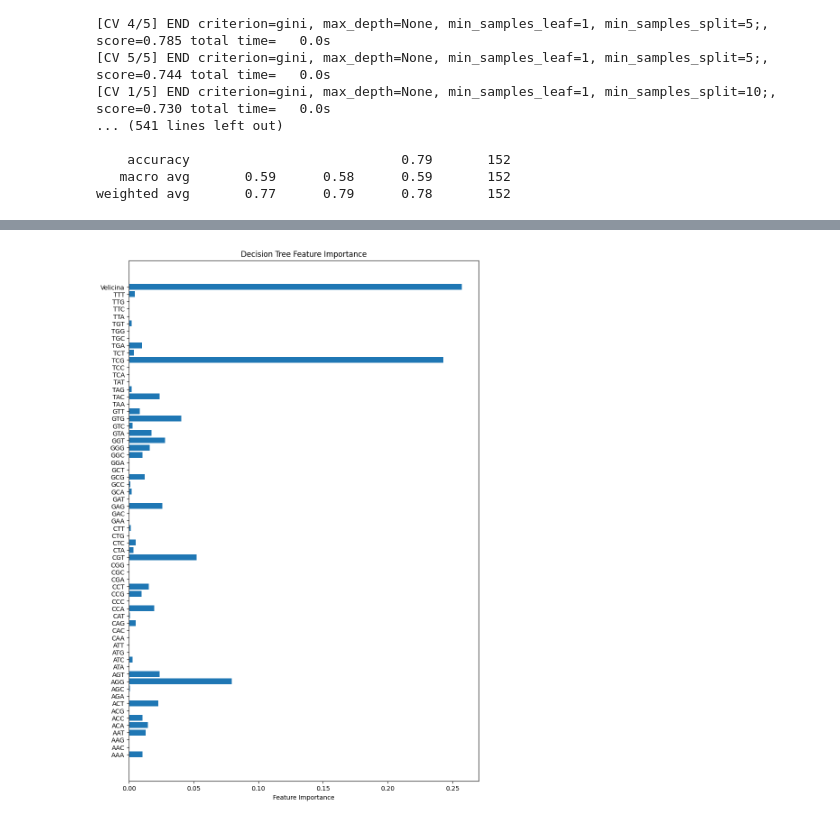
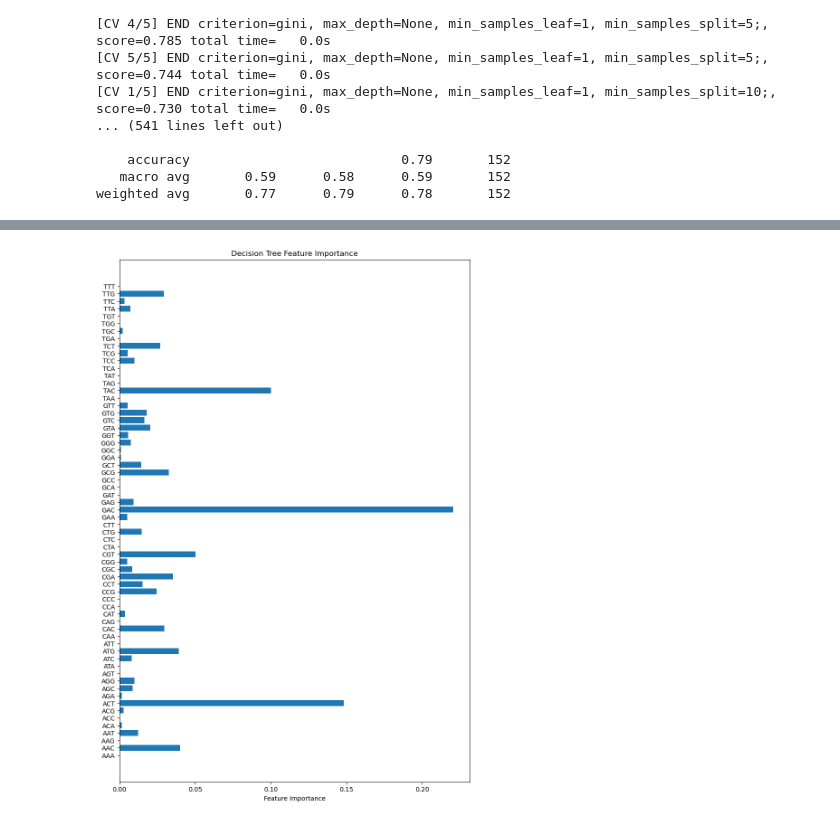
Before and after one commit to skiiszn/E.coli-Codon-Analysis, a Jupyter notebook: classification/decision_tree.ipynb, the cells around one changed output, grey strips where cells are left out. Cells and saved outputs as stored; diff of their text form; code cells hidden in the pictures.

```diff
--- a/classification/decision_tree.ipynb
+++ b/classification/decision_tree.ipynb
@@ -118,17 +146,16 @@ param_grid = {
     'max_depth': [None, 10, 20, 30],
     'min_samples_split': [2, 5, 10],
     'min_samples_leaf': [1, 2, 4],
-    'class_weight': [class_weight]
 }
 
-clf = DecisionTreeClassifier(random_state=42)
+clf = DecisionTreeClassifier(random_state=42, class_weight=class_weight)
 
 grid_search = GridSearchCV(clf, param_grid, cv=5, scoring='accuracy', verbose=4)
 grid_search.fit(X_train, y_train)
 
 best_params = grid_search.best_params_
 
-best_clf = DecisionTreeClassifier(random_state=42, **best_params)
+best_clf = DecisionTreeClassifier(random_state=42, **best_params, class_weight=class_weight)
 best_clf.fit(X_train, y_train)
 
 y_pred_best = best_clf.predict(X_test)
@@ -159,14 +186,14 @@ Fitting 5 folds for each of 108 candidates, totalling 540 fits
    macro avg       0.60      0.61      0.59       152
 weighted avg       0.79      0.76      0.77       152
 # %%
-feature_names = X.columns
+feature_names = X_train.columns
 plt.figure(figsize=(10, 15))
 
 plt.barh(range(len(feature_names)), feature_importance, align='center')
 plt.yticks(range(len(feature_names)), feature_names)
 plt.xlabel('Feature Importance')
 plt.title('Decision Tree Feature Importance')
 
 plt.show()
 # %% [output]
-[figure, old version]
+[figure, new version]
```
Also changed, not shown: parts of 10 cells of this notebook, 4 other files.
